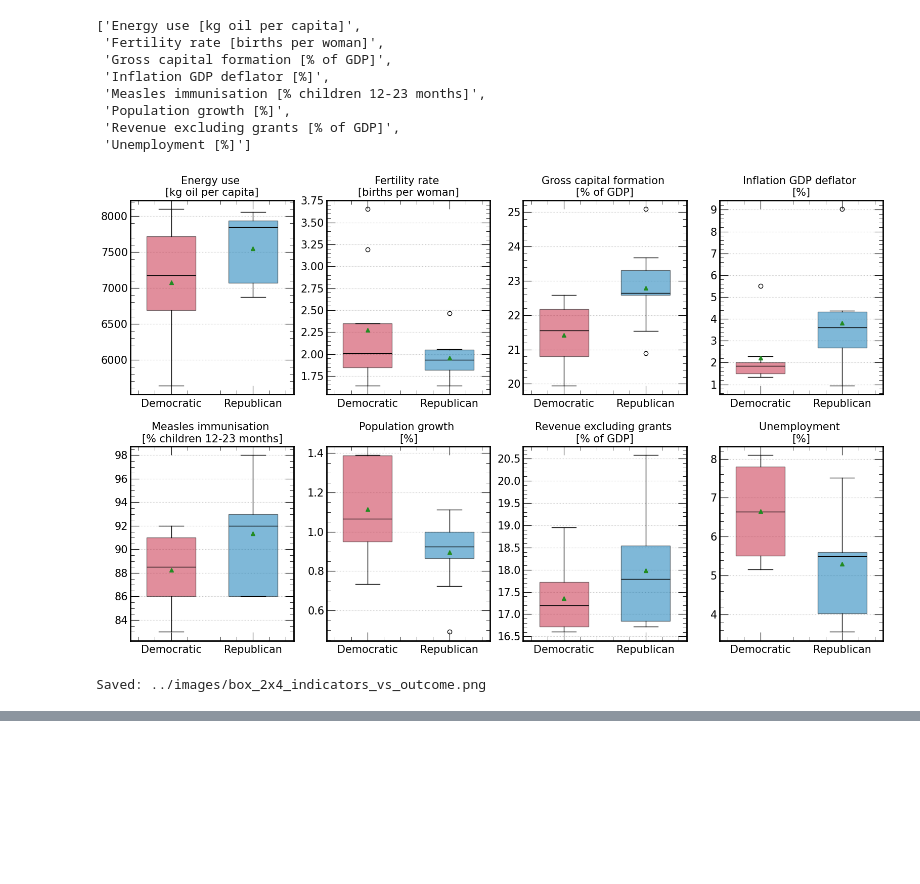
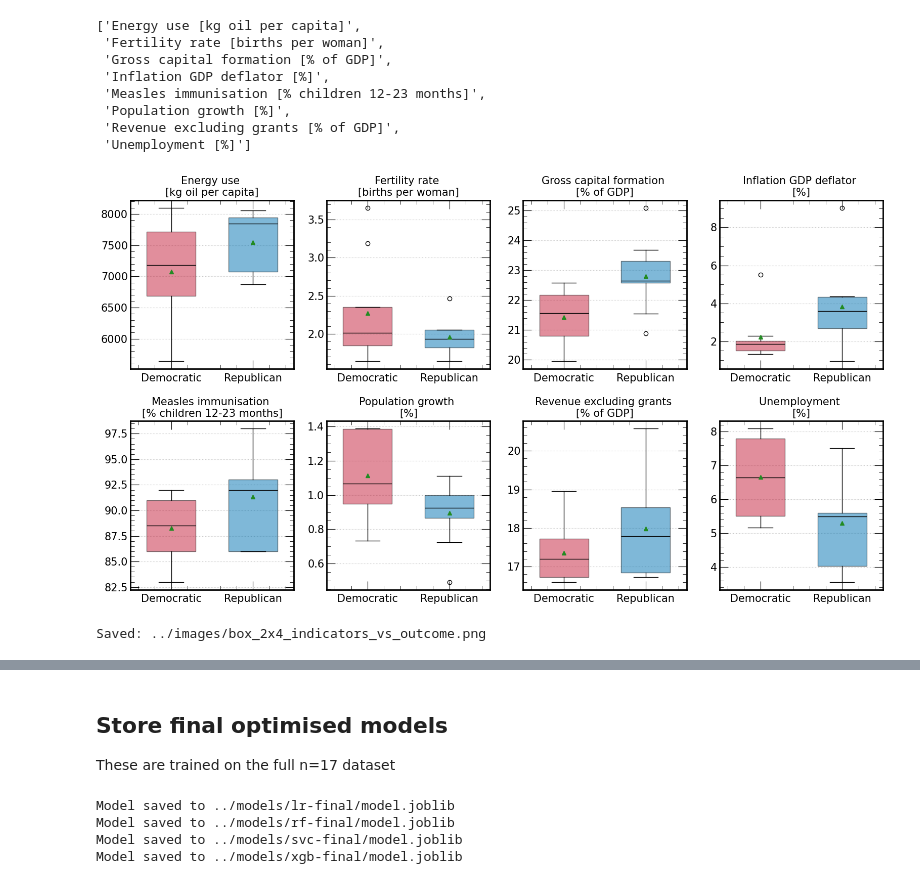
Before and after one commit to sam-grant/election-predictor, a Jupyter notebook: code/main.ipynb, the cells around one changed output, grey strips where cells are left out. Saved outputs shown, nothing was run; the diff lists cells and outputs as text; code cells hidden in the pictures; blank space fills up the shorter version.

```diff
--- a/code/main.ipynb
+++ b/code/main.ipynb
@@ -1630,22 +1636,21 @@ for i, (metric, data, title) in enumerate([
             data[:, j],
             width=bar_width,
             label=variant_labels[j],
-            alpha=0.6
-        )
-        for bar in bars:
-            height = bar.get_height()
-            if not np.isnan(height):
-                ax[row, col].text(
-                    bar.get_x() + bar.get_width() / 2., height + 0.01,
-                    f"{height:.2f}", ha="center", va="bottom", fontsize=8, rotation=45
-                )
+            alpha=0.6, edgecolor='black', linewidth=1.5)
+        # for bar in bars:
+        #     height = bar.get_height()
+        #     if not np.isnan(height):
+        #         ax[row, col].text(
+        #             bar.get_x() + bar.get_width() / 2., height + 0.01,
+        #             f"{height:.2f}", ha="center", va="bottom", fontsize=8, rotation=45
+        #         )
     ax[row, col].tick_params(axis='x', which='minor', bottom=False, labelbottom=False)
     ax[row, col].set_xticks(x)
     ax[row, col].set_xticklabels([g[0] for g in model_groups])
     ax[row, col].set_ylim([0, 1])
     #ax[row, col].set_ylabel(title)
     ax[row, col].set_title(title)
-    ax[row, col].grid(alpha=0.4)
+    ax[row, col].grid(axis="y", alpha=0.4)
     if row == 0 and col == 1:
         ax[row, col].set_ylim(0, 1.3)
         ax[row, col].legend(ncols=2, loc="upper right")
@@ -1869,7 +1958,7 @@ models = model_tags.keys()
 for i, model in enumerate(models):
     values = [importance_df.loc[feat, model] for feat in base_features]
     offset = (i - 1.5) * width
-    bars = ax.bar(x + offset, values, width, label=model, alpha=0.6)
+    bars = ax.bar(x + offset, values, width, label=model, alpha=0.6, linewidth=1.5, edgecolor='black')
 
 ax.tick_params(axis='x', which='minor', bottom=False, labelbottom=False)
 ax.set_ylabel('Normalised importance') # , fontsize=12)
@@ -1920,7 +2009,7 @@ base_features
  'Unemployment [%]']
 # %%
 
-fig, ax = plt.subplots(2, 4, figsize=(16, 10))
+fig, ax = plt.subplots(2, 4, figsize=(16, 9))
 axes = ax.flatten()
 
 for i, feature in enumerate(base_features):
@@ -1932,34 +2021,34 @@ for i, feature in enumerate(base_features):
     positions = [1, 2]
     bp = this_ax.boxplot([dem_data, rep_data], positions=positions, widths=0.6,
                             patch_artist=True, showfliers=True, showmeans=True)
     bp["boxes"][0].set_facecolor("#C41E3A")
     bp["boxes"][0].set_alpha(0.5)
     bp["boxes"][1].set_facecolor("#0173B2")
     bp["boxes"][1].set_alpha(0.5)
 
     for mean in bp["means"]:
         mean.set_color("black")
         mean.set_markerfacecolor("#228B22")
         mean.set_markeredgecolor("#228B22")
 
     for median in bp["medians"]:
         median.set_color("black")
 
     this_ax.set_xticks(positions)
     this_ax.set_xticklabels(["Democratic", "Republican"])
     this_ax.grid(axis="y")
 
 for i, feature in enumerate(base_features):
     parts = feature.strip().split("[")
     axes[i].set_title(parts[0] + "\n[" + parts[1])
 
 plt.tight_layout()
 file_name = "../images/box_2x4_indicators_vs_outcome.png"
 plt.savefig(file_name)
 plt.show()
 print(f"Saved: {file_name}")
 # %% [output]
-[figure, old version]
+[figure, new version]
 Saved: ../images/box_2x4_indicators_vs_outcome.png
 # %%
 summary = []
@@ -1989,3 +2078,36 @@ Measles immunisation [% children 12-23 months]   88.250000   88.500000   91.3333
                          Population growth [%]    1.115884    1.066206    0.895249    0.925484  -0.220635    -0.140722
            Revenue excluding grants [% of GDP]   17.356843   17.198044   17.983110   17.790710   0.626267     0.592666
                               Unemployment [%]    6.658333    6.645833    5.304882    5.491667  -1.353451    -1.154167
+# %% [markdown]
+## Store final optimised models
+
+These are trained on the full n=17 dataset
+# %%
+import joblib
+def save_model(model, out_path):
+    out_path.mkdir(parents=True, exist_ok=True)
+    file_path = out_path / "model.joblib"
+    joblib.dump(model, file_path)
+    print(f"Model saved to {file_path}")
+
+save_model(
+    grid_search_lr.best_estimator_,
+    Path("../models/lr-final")
+)
+save_model(
+    grid_search_rf.best_estimator_,
+    Path("../models/rf-final")
+)
+save_model(
+    grid_search_svc.best_estimator_,
+    Path("../models/svc-final")
+)
+save_model(
+    grid_search_xgb.best_estimator_,
+    Path("../models/xgb-final")
+)
+# %% [output]
+Model saved to ../models/lr-final/model.joblib
+Model saved to ../models/rf-final/model.joblib
+Model saved to ../models/svc-final/model.joblib
+Model saved to ../models/xgb-final/model.joblib
```
Also changed, not shown: parts of 7 cells of this notebook, 7 other files.
